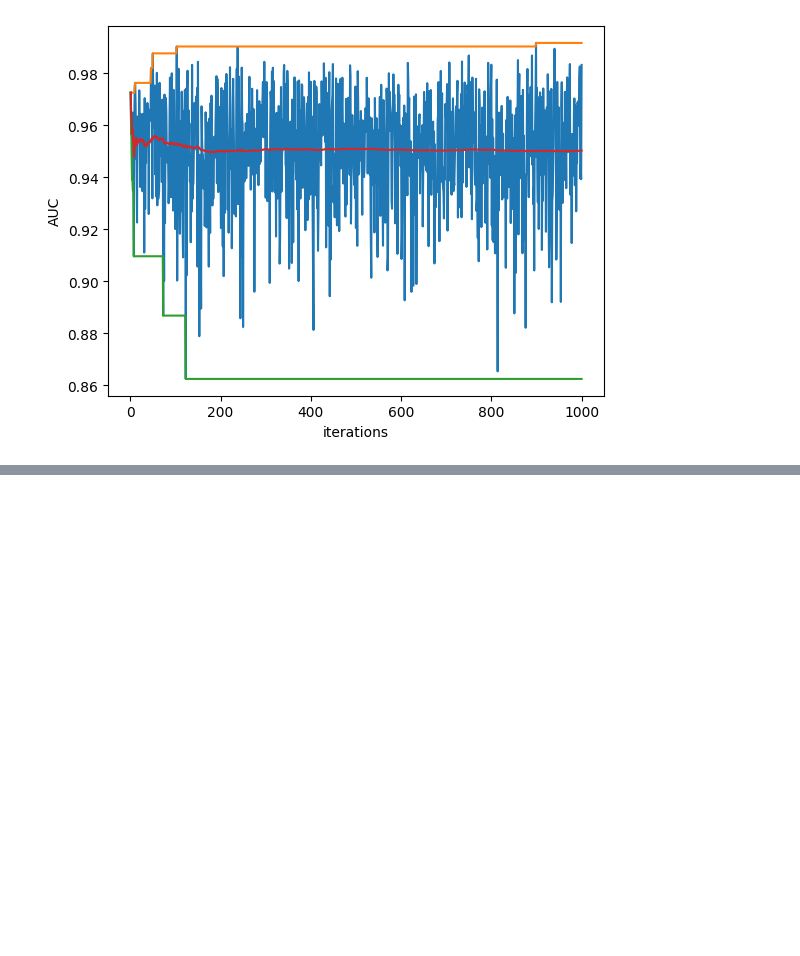
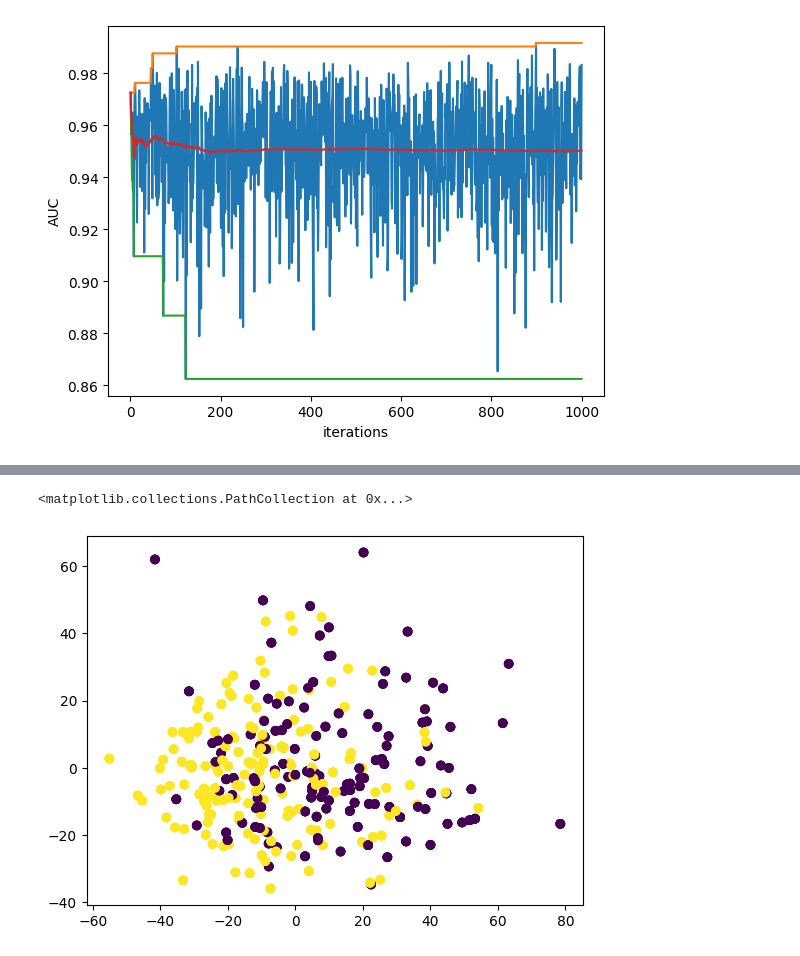
Before and after one commit to Twyxii/Heart-disaster, a Jupyter notebook: heart_disease_classification.ipynb, the cells around one changed output, grey strips where cells are left out. Saved outputs shown, nothing was run; the diff lists cells and outputs as text; code cells hidden in the pictures; blank space fills up the shorter version.

```diff
--- a/heart_disease_classification.ipynb
+++ b/heart_disease_classification.ipynb
@@ -379,0 +391,6 @@ plt.show()
+# %%
+pca = PCA()
+#scaller = StandardScaler()
+#new_x = scaller.fit_transform(X)
+new_x = pca.fit_transform(X)
+len(pca.explained_variance_ratio_)
@@ -379,0 +409,5 @@ plt.show()
+# %%
+plt.scatter(x=new_x[:,1],y=new_x[:,2],c=Y)
+# %% [output]
+<matplotlib.collections.PathCollection at 0x...>
+[figure, added]
```
Also changed, not shown: parts of 8 cells of this notebook.
